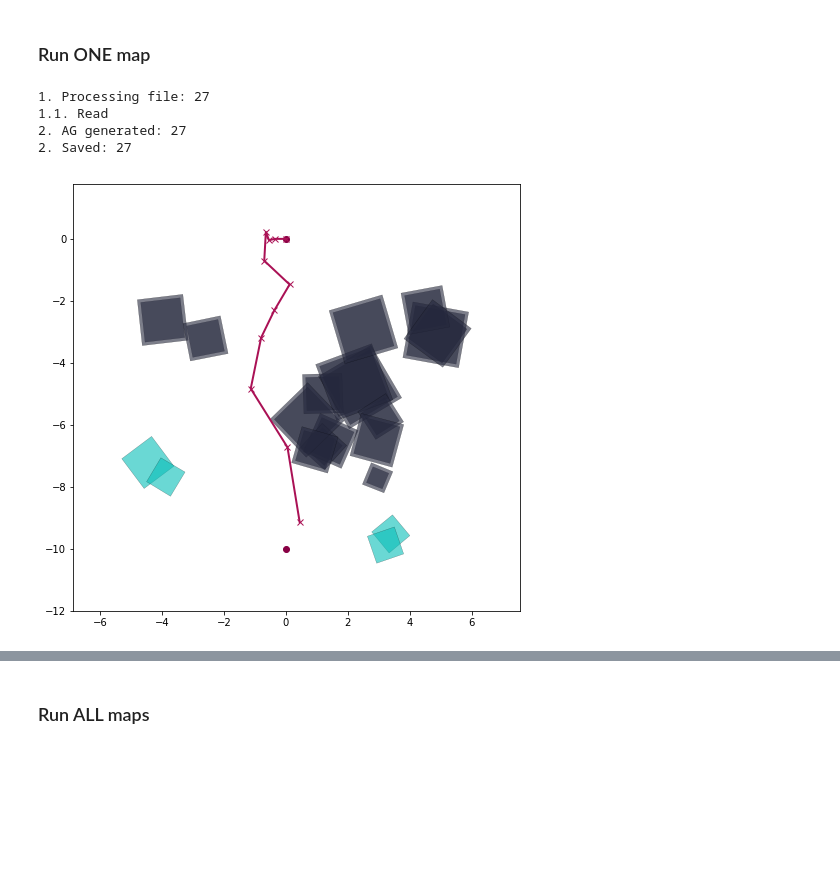
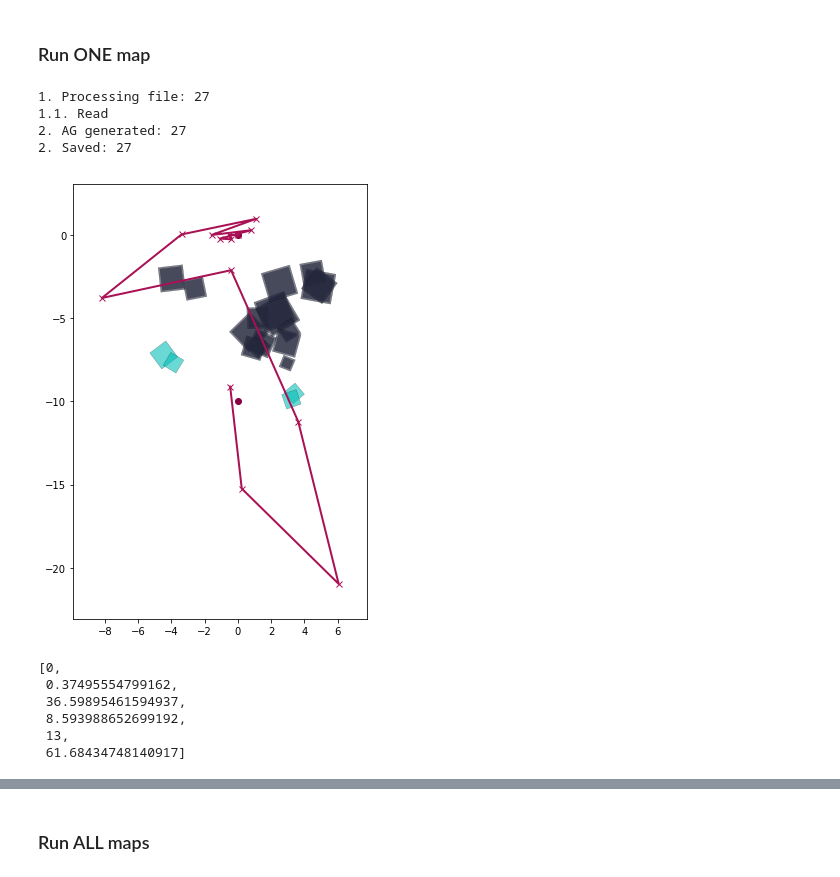
Before and after one commit to gustavo-moura/path-planning, a Jupyter notebook: Differential Evolution.ipynb, the cells around one changed output, grey strips where cells are left out. Saved outputs shown, nothing was run; the diff lists cells and outputs as text; code cells hidden in the pictures; blank space fills up the shorter version.

```diff
--- a/Differential Evolution.ipynb
+++ b/Differential Evolution.ipynb
@@ -1973,14 +2021,24 @@ par_RC = {
 # %% [markdown]
 ### Run ONE map
 # %%
-MODE = "DEA"
+MODE = "DECCB"
 EXEC = "1"
 
 mapa_name = "27"
 ag = run_ags_over_path(MAPS_PATH + mapa_name + ".sgl", show=True)
 # %% [output]
 1. Processing file: 27
 1.1. Read
 2. AG generated: 27
 2. Saved: 27
-[figure, old version]
+[figure, new version]
+# %%
+# fit_d,   fit_obs,   fit_con,   fit_cur,   fit_t,   fit_dist,   fit_z_bonus,
+ag.best.fitness_trace
+# %% [output]
+[0,
+ 0.37495554799162,
+ 36.59895461594937,
+ 8.593988652699192,
+ 13,
+ 61.68434748140917]
```
Also changed, not shown: parts of 6 cells of this notebook, 3 other files.
